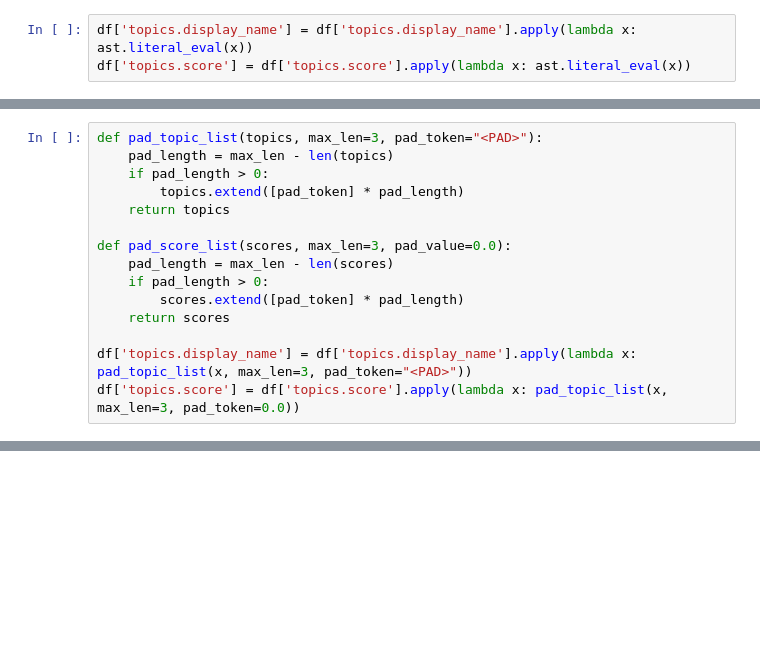
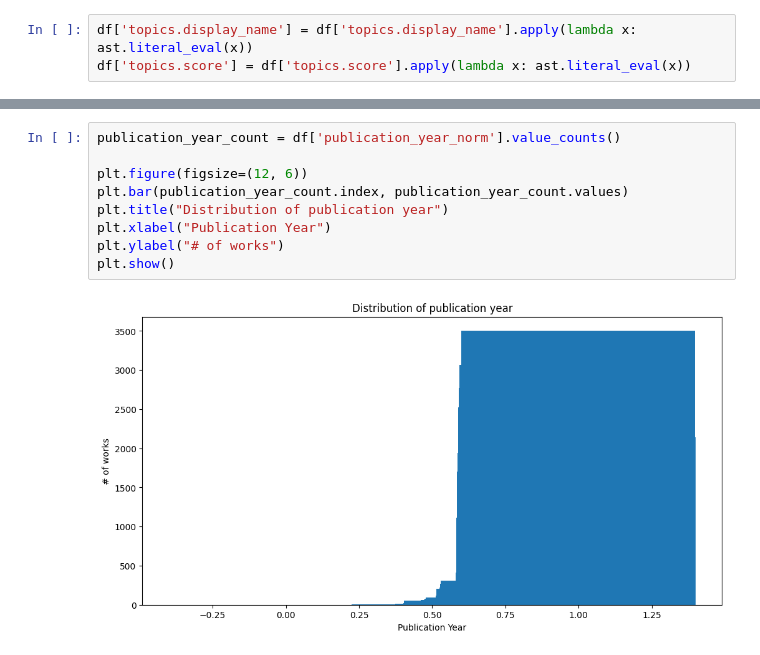
Before and after one commit to pp-monika/fair-bibliography-discovery-reinforcement-learning, a Jupyter notebook: src/scratch.ipynb, the cells around one changed output, grey strips where cells are left out. Cells and saved outputs as stored; diff of their text form; blank space fills up the shorter version.

```diff
--- a/src/scratch.ipynb
+++ b/src/scratch.ipynb
@@ -48,15 +30,0 @@ df
-# %%
-def pad_topic_list(topics, max_len=3, pad_token="<PAD>"):
-    pad_length = max_len - len(topics)
-    if pad_length > 0:
-        topics.extend([pad_token] * pad_length)
-    return topics
-
-def pad_score_list(scores, max_len=3, pad_value=0.0):
-    pad_length = max_len - len(scores)
-    if pad_length > 0:
-        scores.extend([pad_token] * pad_length)
-    return scores
-
-df['topics.display_name'] = df['topics.display_name'].apply(lambda x: pad_topic_list(x, max_len=3, pad_token="<PAD>"))
-df['topics.score'] = df['topics.score'].apply(lambda x: pad_topic_list(x, max_len=3, pad_token=0.0))
@@ -73,0 +104,11 @@ df['topics.indices'] = df['topics.display_name'].apply(lambda topics: topics_to_
+# %%
+publication_year_count = df['publication_year_norm'].value_counts()
+
+plt.figure(figsize=(12, 6))
+plt.bar(publication_year_count.index, publication_year_count.values)
+plt.title("Distribution of publication year")
+plt.xlabel("Publication Year")
+plt.ylabel("# of works")
+plt.show()
+# %% [output]
+[figure, added]
```
Also changed, not shown: parts of 28 cells of this notebook, 6 other files.
